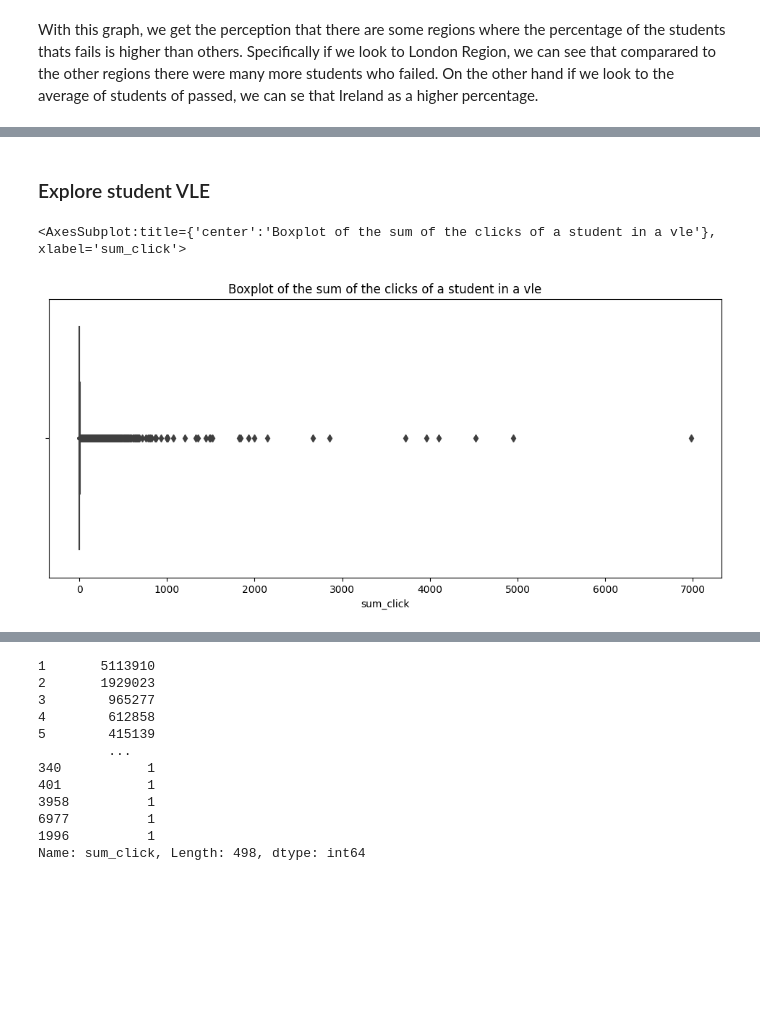
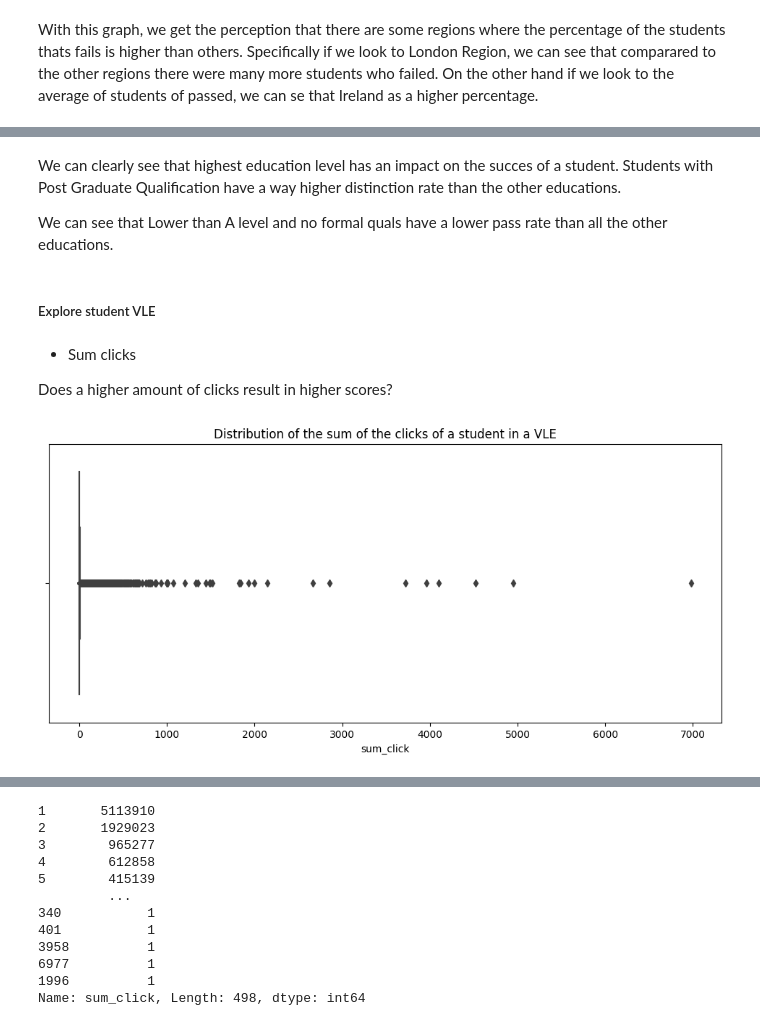
Before and after one commit to randmon/ucll_ti_data_and_ai_group_assignments, a Jupyter notebook: Assignment 2/assignment2.ipynb, the cells around one changed output, grey strips where cells are left out. Drawn from its saved outputs; the diff is of its cells as text; code cells hidden in the pictures; blank space fills up the shorter version.

```diff
--- a/Assignment 2/assignment2.ipynb
+++ b/Assignment 2/assignment2.ipynb
@@ -683,12 +731,19 @@ With this graph, we get the perception that there are some regions where the per
+# %% [markdown]
+We can clearly see that highest education level has an impact on the succes of a student. Students with Post Graduate Qualification have a way higher distinction rate than the other educations.
+
+We can see that Lower than A level and no formal quals have a lower pass rate than all the other educations.
 # %% [markdown]
-### Explore student VLE
+##### Explore student VLE
+# %% [markdown]
+- Sum clicks
+
+Does a higher amount of clicks result in higher scores?
 # %%
 fig, ax = plt.subplots(figsize=(12, 5))
-ax.set_title("Boxplot of the sum of the clicks of a student in a vle")
-sns.boxplot(student_vle_df, x="sum_click")
+ax.set_title("Distribution of the sum of the clicks of a student in a VLE")
+sns.boxplot(data=student_vle_df, x="sum_click");
 # %% [output]
-<AxesSubplot:title={'center':'Boxplot of the sum of the clicks of a student in a vle'}, xlabel='sum_click'>
-[figure, old version]
+[figure, new version]
 # %%
 student_vle_df["sum_click"].describe()
 # %% [output]
```
Also changed, not shown: parts of 28 cells of this notebook.
